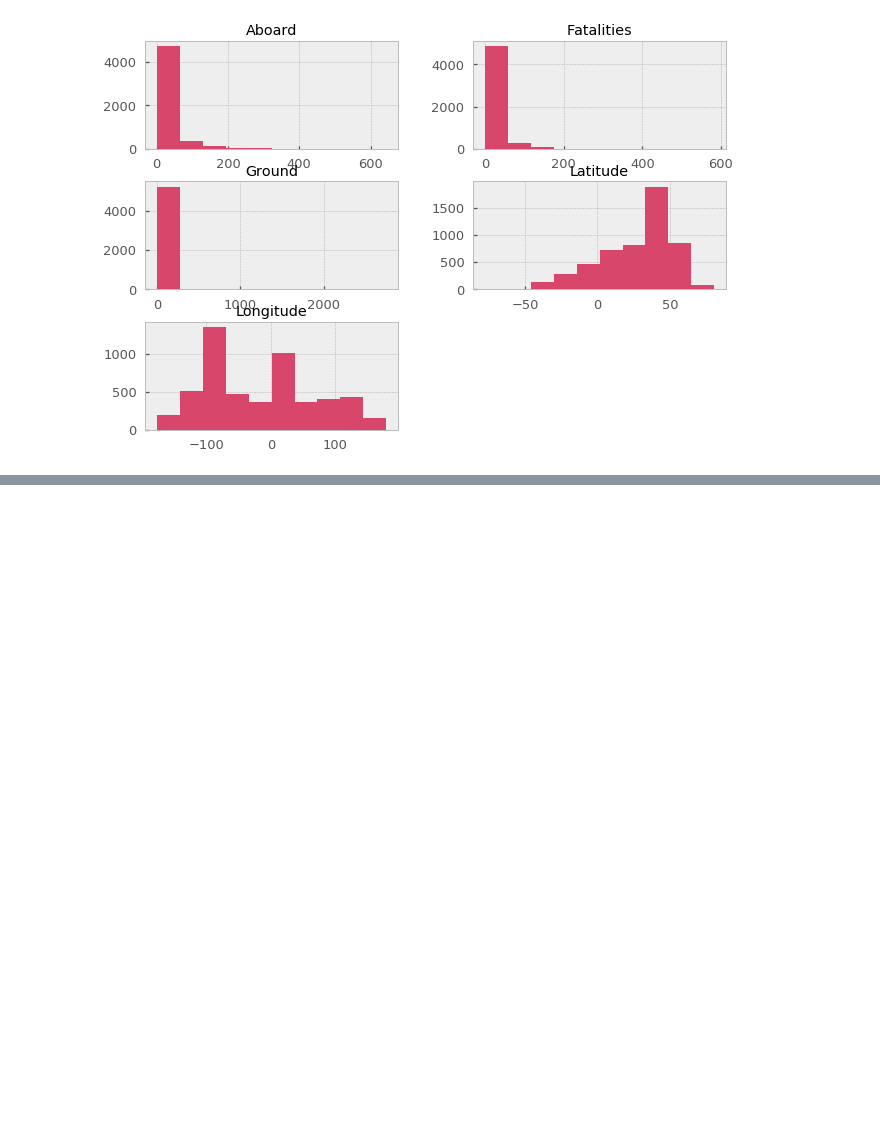
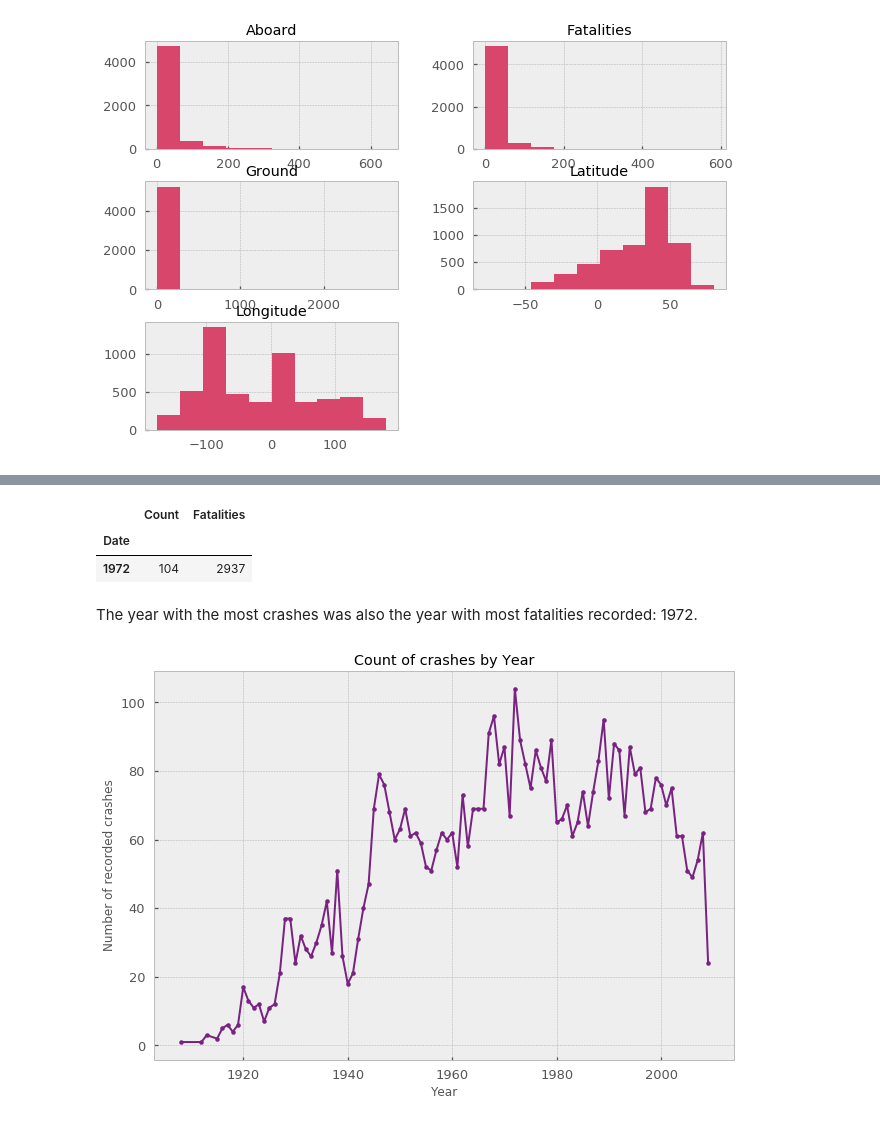
Before and after one commit to CatarinaL/GroupDataVizProjectDIT, a Jupyter notebook: ExploratoryDataAnalysis.ipynb, the cells around one changed output, grey strips where cells are left out. Cells and saved outputs as stored; diff of their text form; code cells hidden in the pictures; blank space fills up the shorter version.

```diff
--- a/ExploratoryDataAnalysis.ipynb
+++ b/ExploratoryDataAnalysis.ipynb
@@ -97,0 +115,17 @@ plt.show()
+# %%
+#year with most fatalities
+dfy[(dfy["Fatalities"] == dfy.Fatalities.max())]
+# %% [output]
+|  | Count | Fatalities |
+| Date |  |  |
+| 1972 | 104 | 2937 |
+# %% [markdown]
+The year with the most crashes was also the year with most fatalities recorded: 1972.
+# %%
+plt.plot(crashes_year.index, 'Count', data=crashes_year, marker = ".")
+plt.xlabel('Year')
+plt.ylabel('Number of recorded crashes')
+plt.title('Count of crashes by Year', loc='Center')
+plt.show()
+# %% [output]
+[figure, added]
```
Also changed, not shown: parts of 10 cells of this notebook, 1 other file.
